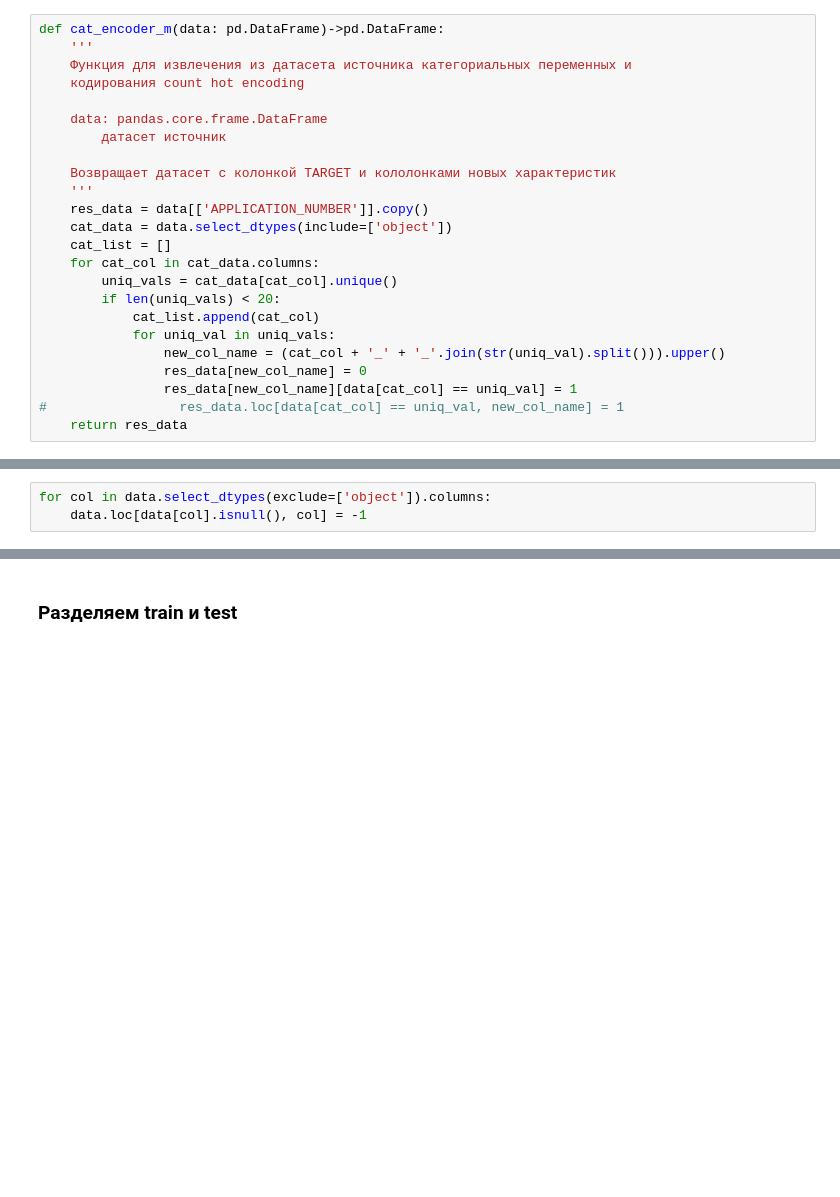
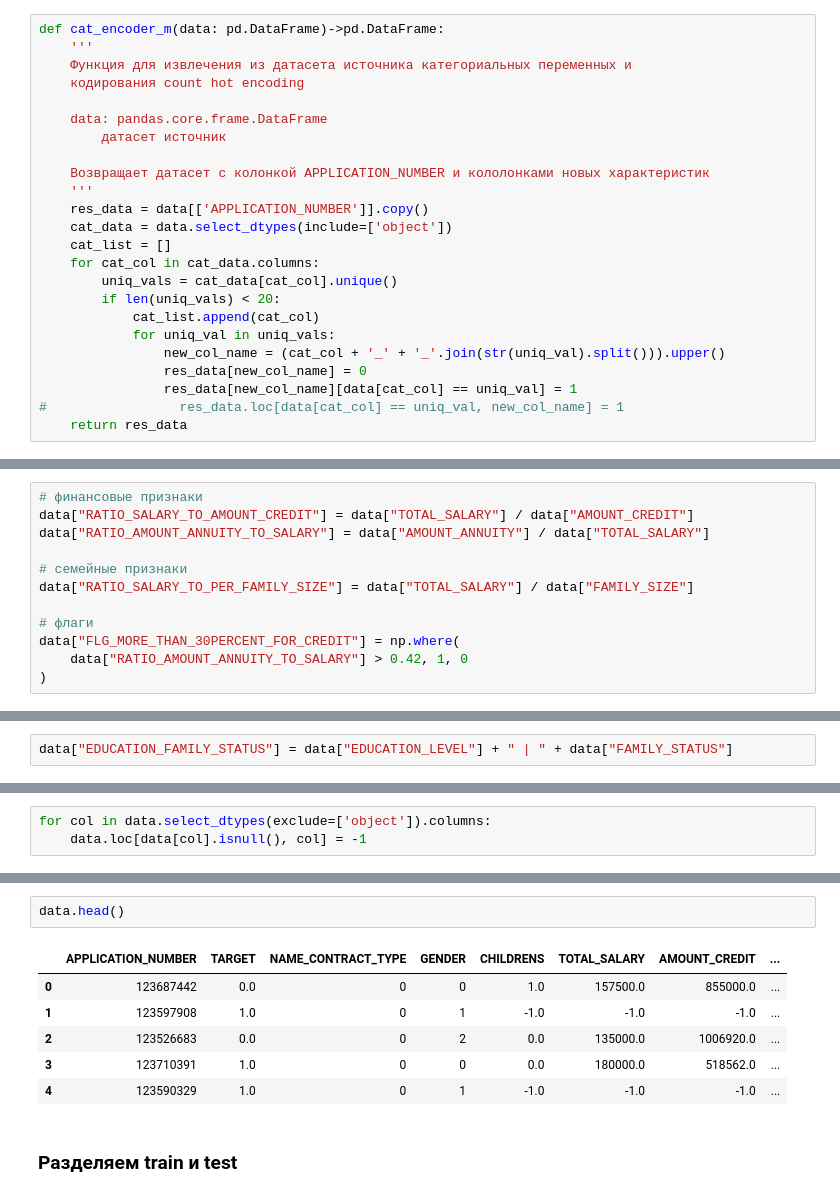
Before and after one commit to VitalyGladyshev/Python_for_DS, a Jupyter notebook: HW_03.ipynb, the cells around one changed output, grey strips where cells are left out. Cells and saved outputs as stored; diff of their text form; blank space fills up the shorter version.

Commit message:
ДЗ 03 сформировал датасет

```diff
--- a/HW_03.ipynb
+++ b/HW_03.ipynb
@@ -347,7 +347,7 @@ def cat_encoder_m(data: pd.DataFrame)->pd.DataFrame:
     data: pandas.core.frame.DataFrame
         датасет источник
 
-    Возвращает датасет с колонкой TARGET и кололонками новых характеристик
+    Возвращает датасет с колонкой APPLICATION_NUMBER и кололонками новых характеристик
     '''
     res_data = data[['APPLICATION_NUMBER']].copy()
     cat_data = data.select_dtypes(include=['object'])
@@ -559,0 +562,12 @@ memory usage: 674.1+ MB
+# %%
+# финансовые признаки
+data["RATIO_SALARY_TO_AMOUNT_CREDIT"] = data["TOTAL_SALARY"] / data["AMOUNT_CREDIT"]
+data["RATIO_AMOUNT_ANNUITY_TO_SALARY"] = data["AMOUNT_ANNUITY"] / data["TOTAL_SALARY"]
+
+# семейные признаки
+data["RATIO_SALARY_TO_PER_FAMILY_SIZE"] = data["TOTAL_SALARY"] / data["FAMILY_SIZE"]
+
+# флаги
+data["FLG_MORE_THAN_30PERCENT_FOR_CREDIT"] = np.where(
+    data["RATIO_AMOUNT_ANNUITY_TO_SALARY"] > 0.42, 1, 0
+)
@@ -559,0 +576,2 @@ memory usage: 674.1+ MB
+# %%
+data["EDUCATION_FAMILY_STATUS"] = data["EDUCATION_LEVEL"] + " | " + data["FAMILY_STATUS"]
@@ -579,2 +659,11 @@ data.head(2)
+# %%
+data.head()
+# %% [output]
+|  | APPLICATION_NUMBER | TARGET | NAME_CONTRACT_TYPE | GENDER | CHILDRENS | TOTAL_SALARY | AMOUNT_CREDIT | ... |
+| 0 | 123687442 | 0.0 | 0 | 0 | 1.0 | 157500.0 | 855000.0 | ... |
+| 1 | 123597908 | 1.0 | 0 | 1 | -1.0 | -1.0 | -1.0 | ... |
+| 2 | 123526683 | 0.0 | 0 | 2 | 0.0 | 135000.0 | 1006920.0 | ... |
+| 3 | 123710391 | 1.0 | 0 | 0 | 0.0 | 180000.0 | 518562.0 | ... |
+| 4 | 123590329 | 1.0 | 0 | 1 | -1.0 | -1.0 | -1.0 | ... |
 # %% [markdown]
 ### Разделяем train и test
```
Also changed, not shown: parts of 22 cells of this notebook.
